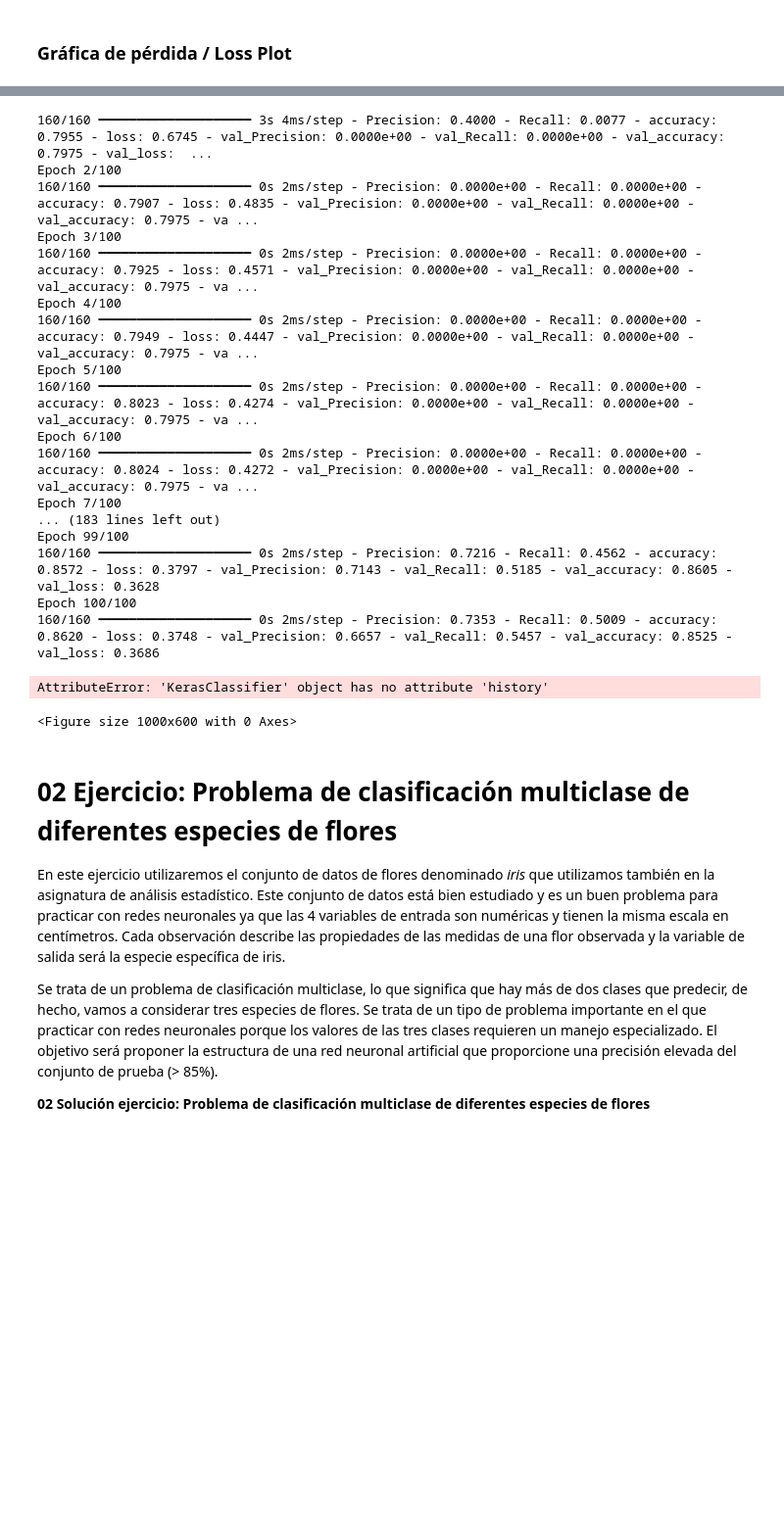
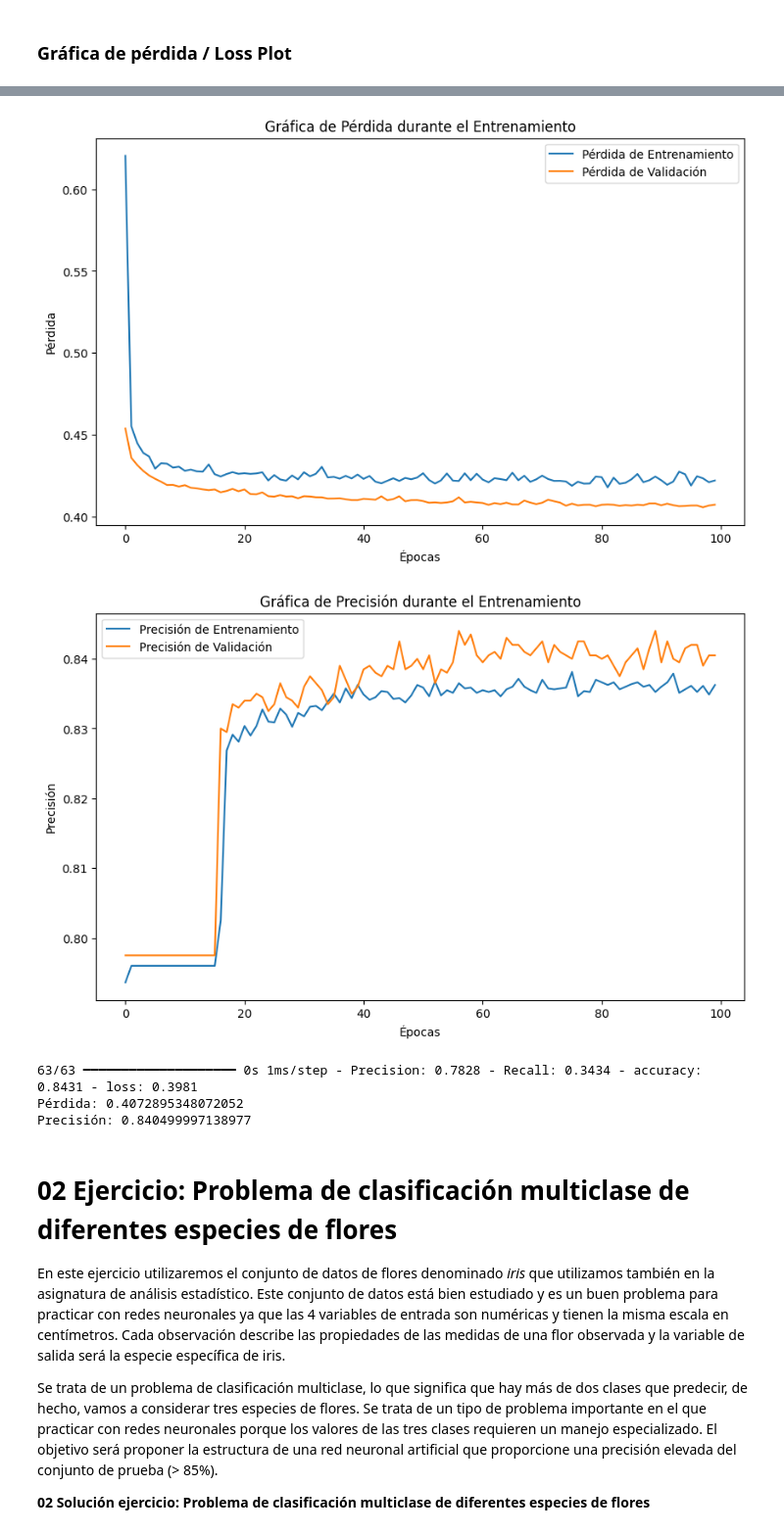
Before and after one commit to fjzamora93/RedesNeuronales, a Jupyter notebook: Reto_Módulo3.ipynb, the cells around one changed output, grey strips where cells are left out. Shown at 98% size. Cells and saved outputs as stored; diff of their text form; code cells hidden in the pictures; blank space fills up the shorter version.

```diff
--- a/Reto_Módulo3.ipynb
+++ b/Reto_Módulo3.ipynb
@@ -412,7 +422,36 @@ AUC: 0.8610751190061534
 # %% [markdown]
 ### Gráfica de pérdida / Loss Plot
+# %%
+# Inicializamos la RNA con la función Sequential
+rna = Sequential()
+
+#! Puesto que tenemos 11 features, añadimos 10 nodos en la capa de entrada
+rna.add(Dense(units = 11, kernel_initializer = "uniform", activation = "relu", input_dim = 11))
+
+# Añadimos una segunda capa oculta
+rna.add(Dense(units = 6, kernel_initializer = "uniform",  activation = "relu"))
+
+# Añadimos una primera capa de dropout
+rna.add(Dropout(0.05))
+
+# Añadimos una tercera capa oculta
+rna.add(Dense(units = 6, kernel_initializer = "uniform",  activation = "relu"))
+
+# Añadimos una segunda capa de dropout
+rna.add(Dropout(0.1))
+
+# Añadimos una cuarta capa oculta
+rna.add(Dense(units = 6, kernel_initializer = "uniform",  activation = "relu"))
+
+# Añadimos una tercera capa de dropout
+rna.add(Dropout(0.15))
+
+#! Un solo nodo para  la salida y activación sigmoide al ser una clasificación binaria
+rna.add(Dense(units = 1, kernel_initializer = "uniform",  activation = "sigmoid"))
+
+# Cambiamos las métricas de optimización para que tenga encenta la precisión y la sensibilidad.
+rna.compile(optimizer = "adam", loss = "binary_crossentropy", metrics = ["accuracy", "Recall", "Precision"])
 # %%
-# Entrenar el modelo y guardar la historia
 history = rna.fit(x_train, y_train, validation_data=(x_test, y_test), epochs=100, batch_size=50)
 
 # Graficar la pérdida
@@ -424,5 +463,15 @@ plt.xlabel('Épocas')
 plt.ylabel('Pérdida')
 plt.legend()
 plt.show()
+
+# Graficar la precisión
+plt.figure(figsize=(10, 6))
+plt.plot(history.history['accuracy'], label='Precisión de Entrenamiento')
+plt.plot(history.history['val_accuracy'], label='Precisión de Validación')
+plt.title('Gráfica de Precisión durante el Entrenamiento')
+plt.xlabel('Épocas')
+plt.ylabel('Precisión')
+plt.legend()
+plt.show()
 # %% [output]
 Epoch 1/100
@@ -429,22 +494,13 @@ Epoch 1/100
-160/160 ━━━━━━━━━━━━━━━━━━━━ 3s 4ms/step - Precision: 0.4000 - Recall: 0.0077 - accuracy: 0.7955 - loss: 0.6745 - val_Precision: 0.0000e+00 - val_Recall: 0.0000e+00 - val_accuracy: 0.7975 - val_loss:  ...
-Epoch 2/100
-160/160 ━━━━━━━━━━━━━━━━━━━━ 0s 2ms/step - Precision: 0.0000e+00 - Recall: 0.0000e+00 - accuracy: 0.7907 - loss: 0.4835 - val_Precision: 0.0000e+00 - val_Recall: 0.0000e+00 - val_accuracy: 0.7975 - va ...
-Epoch 3/100
-160/160 ━━━━━━━━━━━━━━━━━━━━ 0s 2ms/step - Precision: 0.0000e+00 - Recall: 0.0000e+00 - accuracy: 0.7925 - loss: 0.4571 - val_Precision: 0.0000e+00 - val_Recall: 0.0000e+00 - val_accuracy: 0.7975 - va ...
-Epoch 4/100
-160/160 ━━━━━━━━━━━━━━━━━━━━ 0s 2ms/step - Precision: 0.0000e+00 - Recall: 0.0000e+00 - accuracy: 0.7949 - loss: 0.4447 - val_Precision: 0.0000e+00 - val_Recall: 0.0000e+00 - val_accuracy: 0.7975 - va ...
-Epoch 5/100
-160/160 ━━━━━━━━━━━━━━━━━━━━ 0s 2ms/step - Precision: 0.0000e+00 - Recall: 0.0000e+00 - accuracy: 0.8023 - loss: 0.4274 - val_Precision: 0.0000e+00 - val_Recall: 0.0000e+00 - val_accuracy: 0.7975 - va ...
-Epoch 6/100
-160/160 ━━━━━━━━━━━━━━━━━━━━ 0s 2ms/step - Precision: 0.0000e+00 - Recall: 0.0000e+00 - accuracy: 0.8024 - loss: 0.4272 - val_Precision: 0.0000e+00 - val_Recall: 0.0000e+00 - val_accuracy: 0.7975 - va ...
-Epoch 7/100
-... (183 lines left out)
-Epoch 99/100
-160/160 ━━━━━━━━━━━━━━━━━━━━ 0s 2ms/step - Precision: 0.7216 - Recall: 0.4562 - accuracy: 0.8572 - loss: 0.3797 - val_Precision: 0.7143 - val_Recall: 0.5185 - val_accuracy: 0.8605 - val_loss: 0.3628
-Epoch 100/100
-160/160 ━━━━━━━━━━━━━━━━━━━━ 0s 2ms/step - Precision: 0.7353 - Recall: 0.5009 - accuracy: 0.8620 - loss: 0.3748 - val_Precision: 0.6657 - val_Recall: 0.5457 - val_accuracy: 0.8525 - val_loss: 0.3686
-AttributeError: 'KerasClassifier' object has no attribute 'history'
-<Figure size 1000x600 with 0 Axes>
+[figure, added]
+[figure, added]
+# %%
+results = rna.evaluate(x_test, y_test)
+print(f'Pérdida: {results[0]}')
+print(f'Precisión: {results[1]}')
+# %% [output]
+63/63 ━━━━━━━━━━━━━━━━━━━━ 0s 1ms/step - Precision: 0.7828 - Recall: 0.3434 - accuracy: 0.8431 - loss: 0.3981
+Pérdida: 0.4072895348072052
+Precisión: 0.840499997138977
 # %% [markdown]
 # 02 Ejercicio: Problema de clasificación multiclase de diferentes especies de flores <a id="topic2"></a><a href="#index"><i class="fa fa-list-alt" aria-hidden="true"></i></a>
 
```
Also changed, not shown: parts of 59 cells of this notebook, 2 other files.
